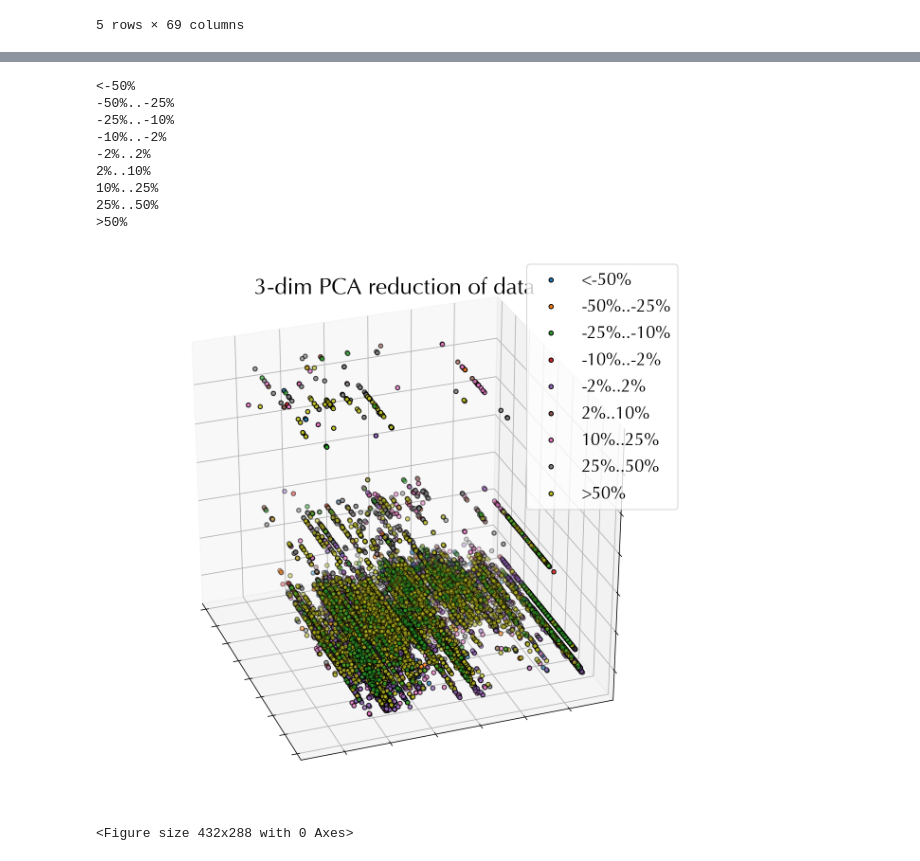
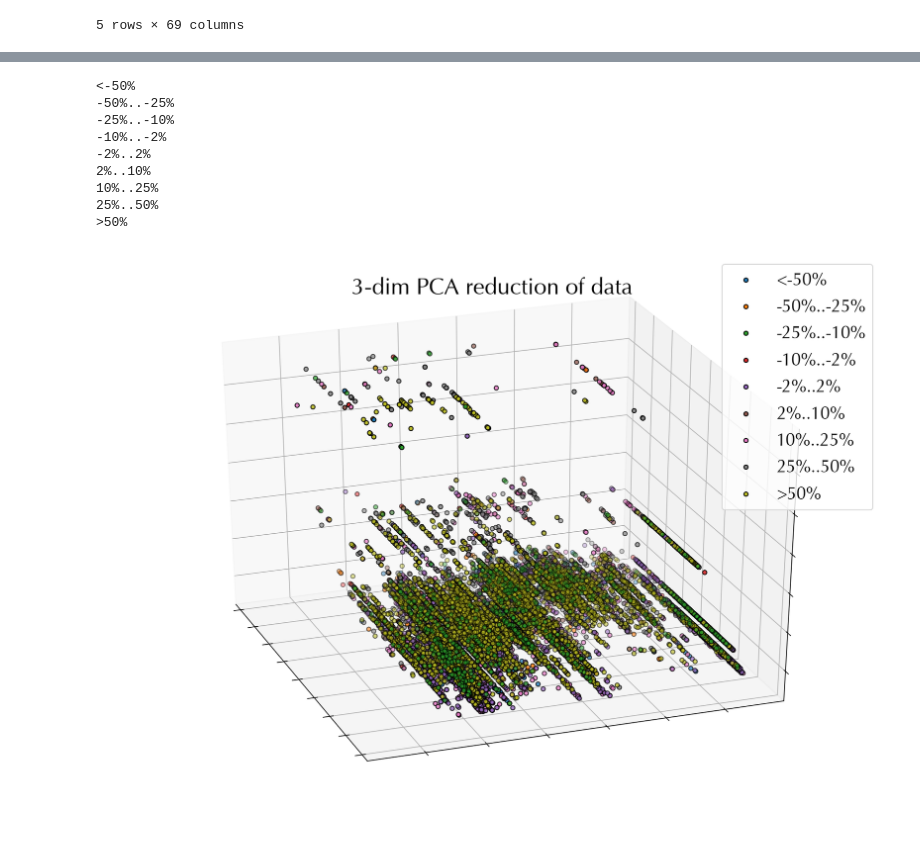
Before and after one commit to Ads2020Group6/gender-pay-gap-modelling, a Jupyter notebook: umap-viz.ipynb, the cells around one changed output, grey strips where cells are left out. Drawn from its saved outputs; the diff is of its cells as text; code cells hidden in the pictures.

```diff
--- a/umap-viz.ipynb
+++ b/umap-viz.ipynb
@@ -75,34 +79,35 @@ plt.clf()
 ax = Axes3D(fig, rect=[0, 0, .95, 1], elev=48, azim=134)
 
 plt.cla()
 pca = decomposition.PCA(n_components=3)
 pca.fit(df[features])
 X = pca.transform(df[features])
 y = df['QuantDiffMeanBonusPercent'].values
 
 for name, label in zip(classes, range(0,len(classes))):
     print(name)
     ax.scatter(X[y == label, 2], X[y ==label, 1], X[y ==label, 0],
                edgecolor='k',
            label=name)
 
 ax.w_xaxis.set_ticklabels([])
 ax.w_yaxis.set_ticklabels([])
 ax.w_zaxis.set_ticklabels([])
-ax.legend( **{ 'fontsize': 18})
+ax.legend( **{ 'fontsize': 24})
 ax.view_init(30, 160)
 ax.set_title('3-dim PCA reduction of data',  **{ 'fontsize': 24})
+plt.tight_layout()
+
+plt.savefig('viz/3d-pca.png', dpi=150)
 plt.show()
-plt.savefig('viz/3d-pca.png', dpi=150)
 # %% [output]
 <-50%
 -50%..-25%
 -25%..-10%
 -10%..-2%
 -2%..2%
 2%..10%
 10%..25%
 25%..50%
 >50%
-[figure, old version]
+[figure, new version]
-<Figure size 432x288 with 0 Axes>
```
Also changed, not shown: parts of 2 cells of this notebook, 15 other files.
